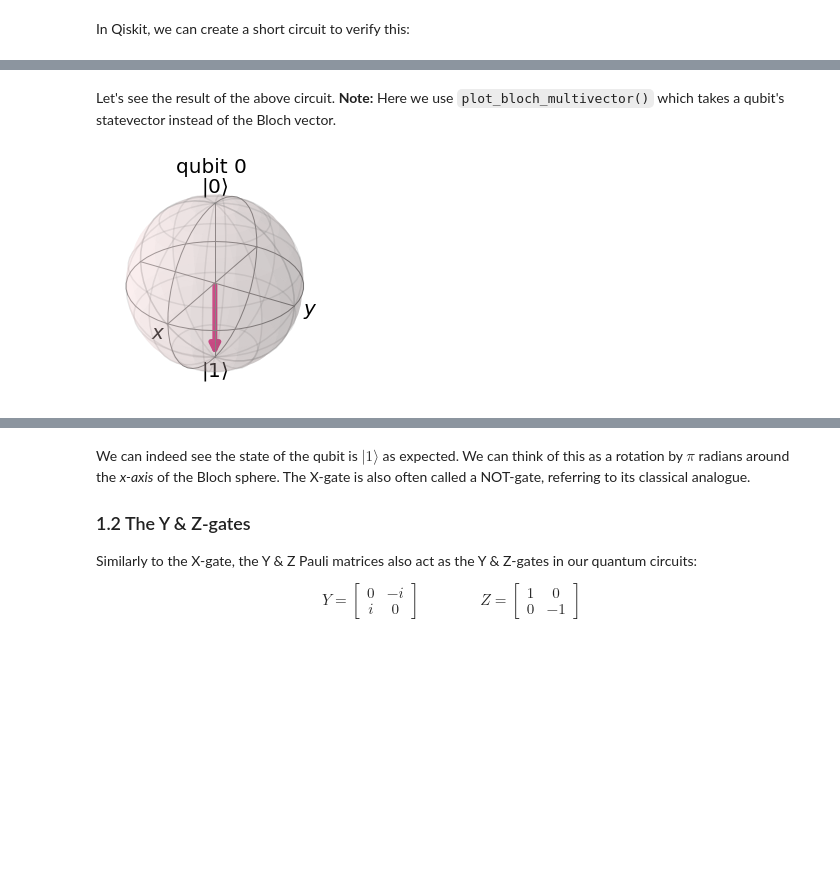
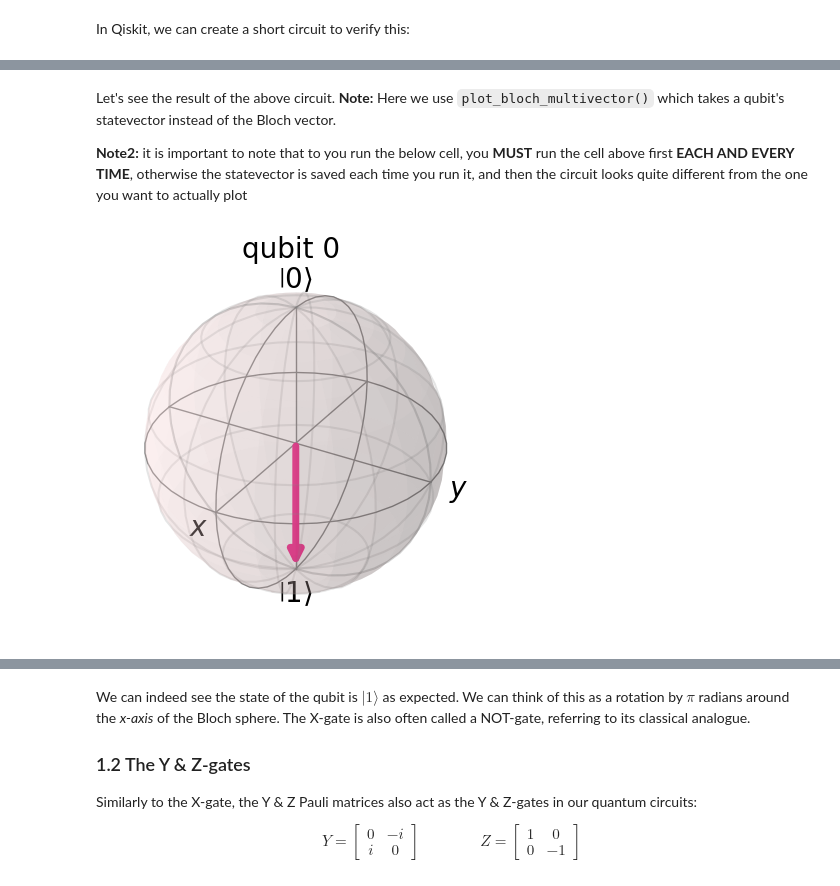
Before and after one commit to gurudevdutt/phys1470-qiskit, a Jupyter notebook: single-qubit-gates.ipynb, the cells around one changed output, grey strips where cells are left out. Saved outputs shown, nothing was run; the diff lists cells and outputs as text; code cells hidden in the pictures; blank space fills up the shorter version.

```diff
--- a/single-qubit-gates.ipynb
+++ b/single-qubit-gates.ipynb
@@ -89,11 +89,13 @@ qc.draw()
 [figure]
 # %% [markdown]
 Let's see the result of the above circuit. **Note:** Here we use `plot_bloch_multivector()` which takes a qubit's statevector instead of the Bloch vector.
+
+**Note2:** it is important to note that to you run the below cell, you **MUST** run the cell above first **EACH AND EVERY TIME**, otherwise the statevector is saved each time you run it, and then the circuit looks quite different from the one you want to actually plot
 # %%
-# Let's see the result
+backend = Aer.get_backend('aer_simulator')
 qc.save_statevector()
-qobj = assemble(qc)
-state = sim.run(qobj).result().get_statevector()
+sim = backend.run(qc)
+state = sim.result().get_statevector()
 plot_bloch_multivector(state)
 # %% [output]
-[figure, old version]
+[figure, new version]
```
Also changed, not shown: parts of 12 cells of this notebook.
